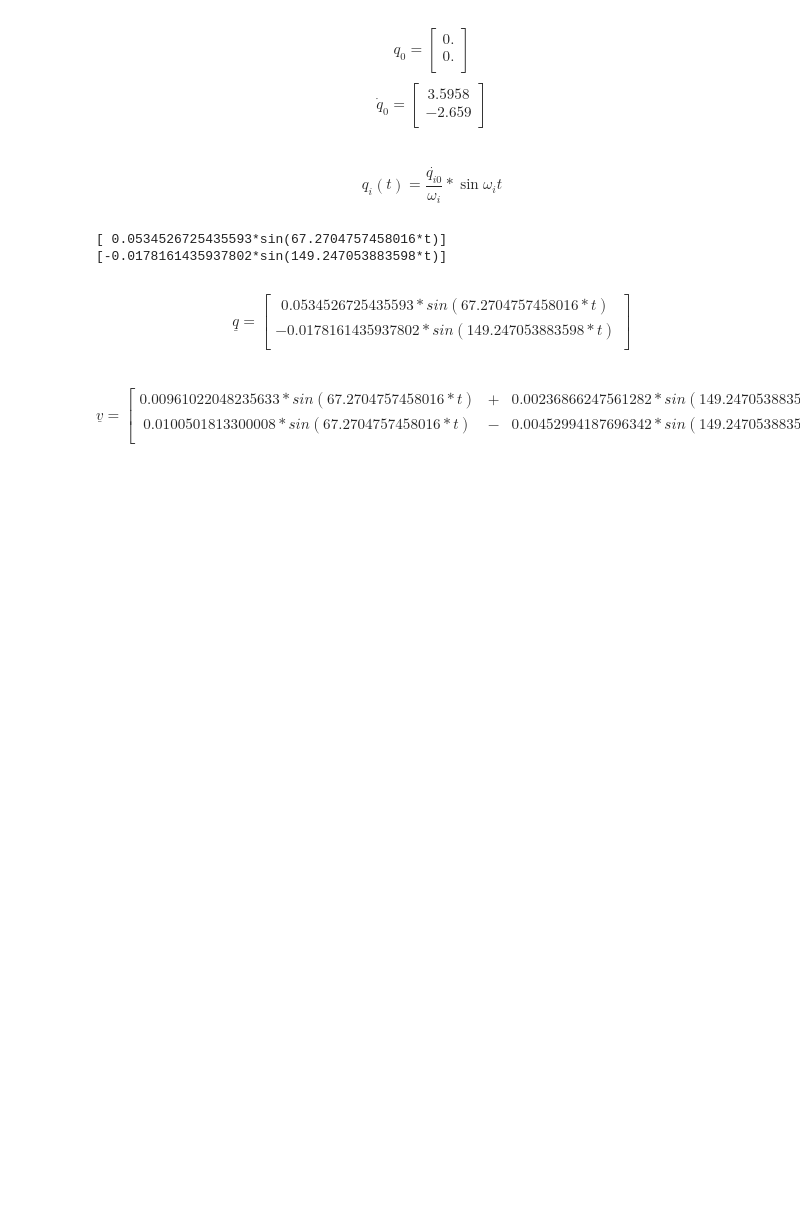
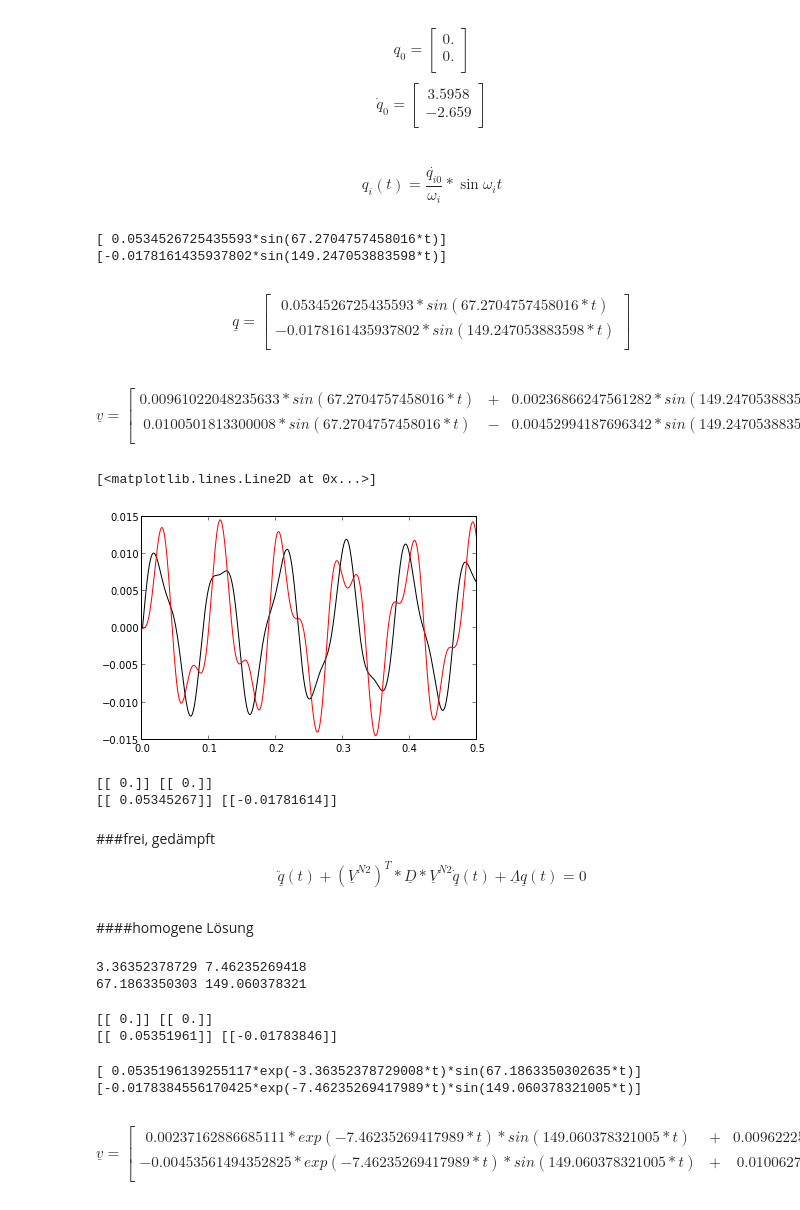
Before and after one commit to durox/myNotebooks, a Jupyter notebook: BIW3-01 Vorrechnen 6.ipynb, the cells around one changed output. Drawn from its saved outputs; the diff is of its cells as text; code cells hidden in the pictures; blank space fills up the shorter version.

```diff
--- a/BIW3-01 Vorrechnen 6.ipynb
+++ b/BIW3-01 Vorrechnen 6.ipynb
@@ -243,3 +245,28 @@ $$\underline v = \begin{bmatrix}
   0.00961022048235633*sin(67.2704757458016*t) & + & 0.00236866247561282*sin(149.247053883598*t)\\
   0.0100501813300008*sin(67.2704757458016*t) & - & 0.00452994187696342*sin(149.247053883598*t)\\
 \end{bmatrix}$$
+# %%
+vt1 = lambdify(t, v[0], modules=['numpy'])
+vt2 = lambdify(t, v[1], modules=['numpy'])
+tp = linspace(0, 0.5, num=10000)
+plot(tp, vt1(tp), 'k')
+plot(tp, vt2(tp), 'r')
+# %% [output]
+[<matplotlib.lines.Line2D at 0x...>]
+[figure, added]
+# %%
+A1 = V_N2[:,0].T * M * v0
+A2 = V_N2[:,1].T * M * v0
+print A1, A2
+B1 = V_N2[:,0].T * M * dv0 / w1
+B2 = V_N2[:,1].T * M * dv0 / w2
+print B1, B2
+# %% [output]
+[[ 0.]] [[ 0.]]
+[[ 0.05345267]] [[-0.01781614]]
+# %% [markdown]
+###frei, gedämpft
+
+$$\underline {\ddot{q}} (t) + {(\underline V ^{N2})}^{T} * \underline D * {\underline V ^{N2}} \underline {\dot{q}} (t) + \underline \Lambda \underline {{q}} (t) = 0$$
+# %% [markdown]
+####homogene Lösung
@@ -245,0 +275,28 @@ $$\underline v = \begin{bmatrix}
+# %%
+delta1 = d1 * w1
+delta2 = d2 * w2
+print delta1, delta2
+wd1 = w1 * sqrt(1-d1**2)
+wd2 = w2 * sqrt(1-d2**2)
+print wd1, wd2
+# %% [output]
+3.36352378729 7.46235269418
+67.1863350303 149.060378321
+# %%
+A1 = V_N2[:,0].T * M * v0
+A2 = V_N2[:,1].T * M * v0
+print A1, A2
+B1 = V_N2[:,0].T * M * (dv0 + delta1*v0) / wd1
+B2 = V_N2[:,1].T * M * (dv0 + delta2*v0) / wd2
+print B1, B2
+# %% [output]
+[[ 0.]] [[ 0.]]
+[[ 0.05351961]] [[-0.01783846]]
+# %%
+t = sp.symbols('t')
+q = sp.Matrix([[sp.exp(-delta1*t) * (A1 * sp.cos(wd1*t) + B1 * sp.sin(wd1*t))],
+               [sp.exp(-delta2*t) * (A2 * sp.cos(wd2*t) + B2 * sp.sin(wd2*t))]])
+q
+# %% [output]
+[ 0.0535196139255117*exp(-3.36352378729008*t)*sin(67.1863350302635*t)]
+[-0.0178384556170425*exp(-7.46235269417989*t)*sin(149.060378321005*t)]
@@ -245,0 +305,9 @@ $$\underline v = \begin{bmatrix}
+# %%
+out = statik.Output()
+out.addSPMatrix(v, '\underline v')
+out.latex()
+# %% [output]
+$$\underline v = \begin{bmatrix}
+  0.00237162886685111*exp(-7.46235269417989*t)*sin(149.060378321005*t) & + & 0.00962225582894131*exp(-3.36352378729008*t)*sin(67.1863350302635*t)\\
+  -0.00453561494352825*exp(-7.46235269417989*t)*sin(149.060378321005*t) & + & 0.0100627676609565*exp(-3.36352378729008*t)*sin(67.1863350302635*t)\\
+\end{bmatrix}$$
```
Also changed, not shown: parts of 5 cells of this notebook.
